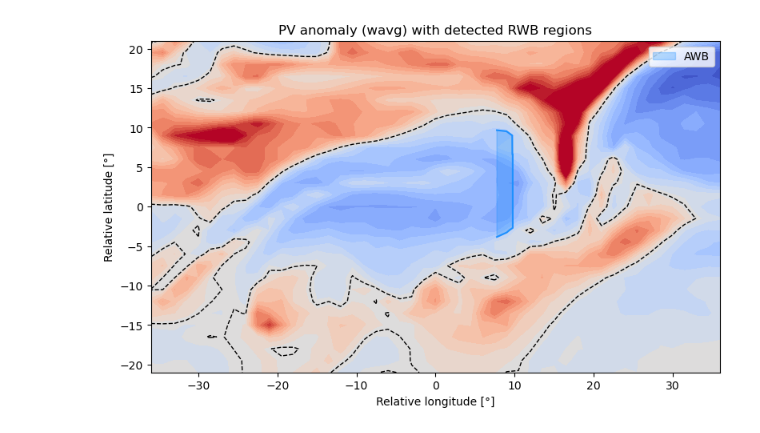
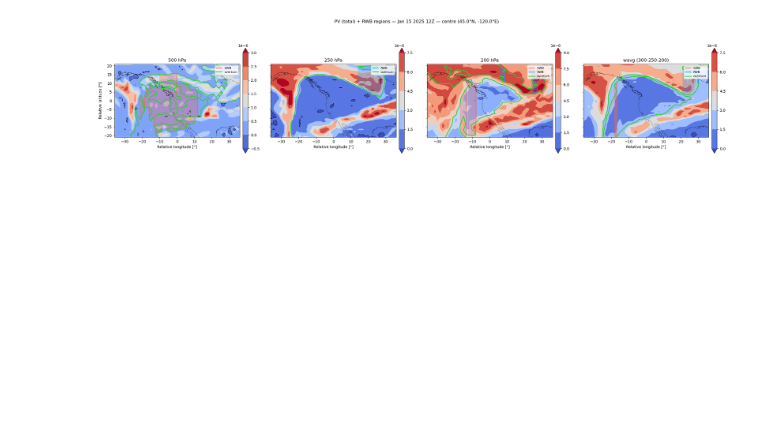
Before and after one commit to yanxingjianken/pvtend, a Jupyter notebook: examples/01_rwb_and_derivatives.ipynb, the cells around one changed output. Cells and saved outputs as stored; diff of their text form; code cells hidden in the pictures; blank space fills up the shorter version.

```diff
--- a/examples/01_rwb_and_derivatives.ipynb
+++ b/examples/01_rwb_and_derivatives.ipynb
@@ -137,31 +339,74 @@ Detected 1 RWB events
 # %%
-fig, ax = plt.subplots(figsize=(8, 6))
-vmax = np.nanpercentile(np.abs(pv_anom_2d), 98)
-ax.contourf(x_coords, y_coords, pv_anom_2d,
-            levels=np.linspace(-vmax, vmax, 24), cmap="coolwarm", extend="both")
-ax.contour(x_coords, y_coords, pv_anom_2d, levels=[0], colors="k",
-           linewidths=1.0, linestyles="--")
+from matplotlib.lines import Line2D
 
+fig, axes = plt.subplots(1, 4, figsize=(24, 5.5), sharey=True)
 colors = {"AWB": "dodgerblue", "CWB": "tomato", "UNK": "gray"}
-for ev in rwb_events:
-    c = colors.get(ev["wb_type"], "gray")
-    ax.fill(ev["polygon_x"], ev["polygon_y"], alpha=0.3, color=c,
-            label=ev["wb_type"])
-    ax.plot(ev["polygon_x"], ev["polygon_y"], color=c, lw=1.5)
+coast_kw = dict(centre_lat=centre_lat, centre_lon=centre_lon,
+                xlim=(x_coords.min(), x_coords.max()),
+                ylim=(y_coords.min(), y_coords.max()))
 
-ax.set_xlabel("Relative longitude [°]")
-ax.set_ylabel("Relative latitude [°]")
-ax.set_title("PV anomaly (wavg) with detected RWB regions")
-# deduplicate legend
-handles, labels = ax.get_legend_handles_labels()
-by_label = dict(zip(labels, handles))
-if by_label:
-    ax.legend(by_label.values(), by_label.keys(), loc="upper right")
-ax.set_aspect("equal")
-plt.tight_layout()
+for ax, mode in zip(axes, level_modes):
+    field = pv_2d[mode]
+    vmax = np.nanpercentile(np.abs(field), 98)
+    cf = ax.contourf(x_coords, y_coords, field,
+                    #  levels=np.linspace(-vmax, vmax, 24),
+                     cmap="coolwarm", extend="both")
+    ax.contour(x_coords, y_coords, field, levels=[0],
+               colors="k", linewidths=1.0, linestyles="--")
+
+    # ── Retrieve the same longest contours the RWB code uses ──
+    contours = sampled_longest_contours(
+        field, x_coords, y_coords,
+        try_levels=cfg.try_levels,
+        max_keep=cfg.max_keep,
+        min_vertices=cfg.min_vertices,
+    )
+    # Index contours by level for fast lookup
+    contour_by_lev = {c["lev"]: c for c in contours}
+
+    # Overlay overturning PV contours + RWB polygons
+    plotted_levels = set()
+    for ev in rwb_results[mode]:
+        # Draw the overturning contour (only the longest contour line)
+        clev = ev["contour_level"]
+        if clev not in plotted_levels and clev in contour_by_lev:
+            cline = contour_by_lev[clev]
+            ax.plot(cline["x"], cline["y"],
+                    color="limegreen", lw=2.0, zorder=3)
+            plotted_levels.add(clev)
+
+        # RWB polygon fill + outline
+        c = colors.get(ev["wb_type"], "gray")
+        ax.fill(ev["polygon_x"], ev["polygon_y"], alpha=0.3, color=c,
+                label=ev["wb_type"])
+        ax.plot(ev["polygon_x"], ev["polygon_y"], color=c, lw=1.5)
+
+    overlay_coastlines(ax, **coast_kw)
+
+    # Colorbar
+    plt.colorbar(cf, ax=ax, shrink=0.8, pad=0.02)
+
+    label = "wavg (300-250-200)" if mode == "wavg" else f"{mode} hPa"
+    ax.set_title(label)
+    ax.set_xlabel("Relative longitude [°]")
+    ax.set_aspect("equal")
+
+    # Deduplicate legend — add green line for overturning contour
+    handles, labels = ax.get_legend_handles_labels()
+    by_label = dict(zip(labels, handles))
+    if plotted_levels:
+        by_label["overturn"] = Line2D([0], [0], color="limegreen", lw=2)
+    if by_label:
+        ax.legend(by_label.values(), by_label.keys(),
+                  loc="upper right", fontsize=8)
+
+axes[0].set_ylabel("Relative latitude [°]")
+fig.suptitle(f"PV (total) + RWB regions — Jan 15 2025 12Z — "
+             f"centre ({centre_lat:.1f}°N, {centre_lon:.1f}°E)", y=1.02)
+fig.tight_layout()
 plt.show()
 # %% [output]
-[figure, old version]
+[figure, new version]
 # %% [markdown]
 ## Summary
 
```
Also changed, not shown: parts of 16 cells of this notebook, 14 other files.
